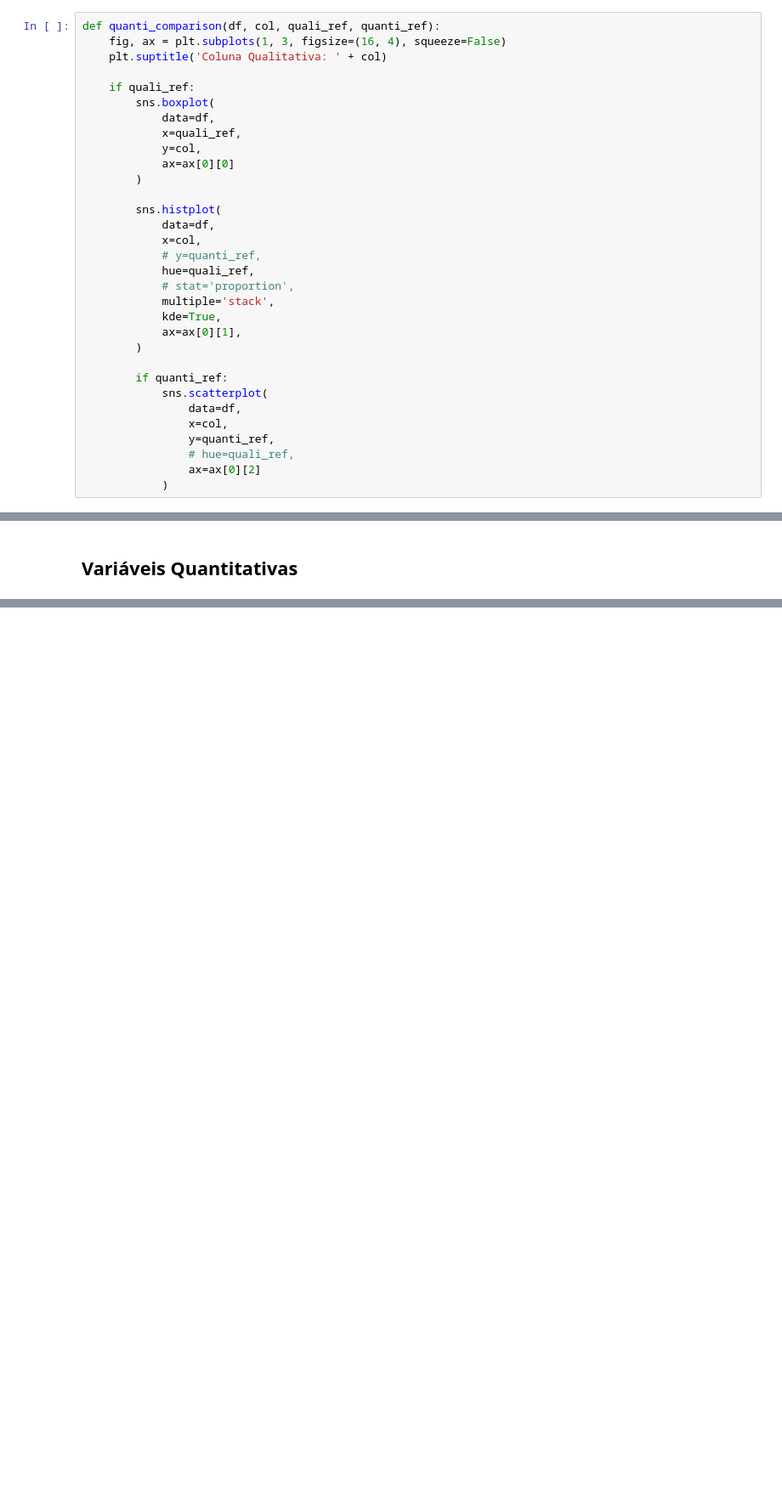
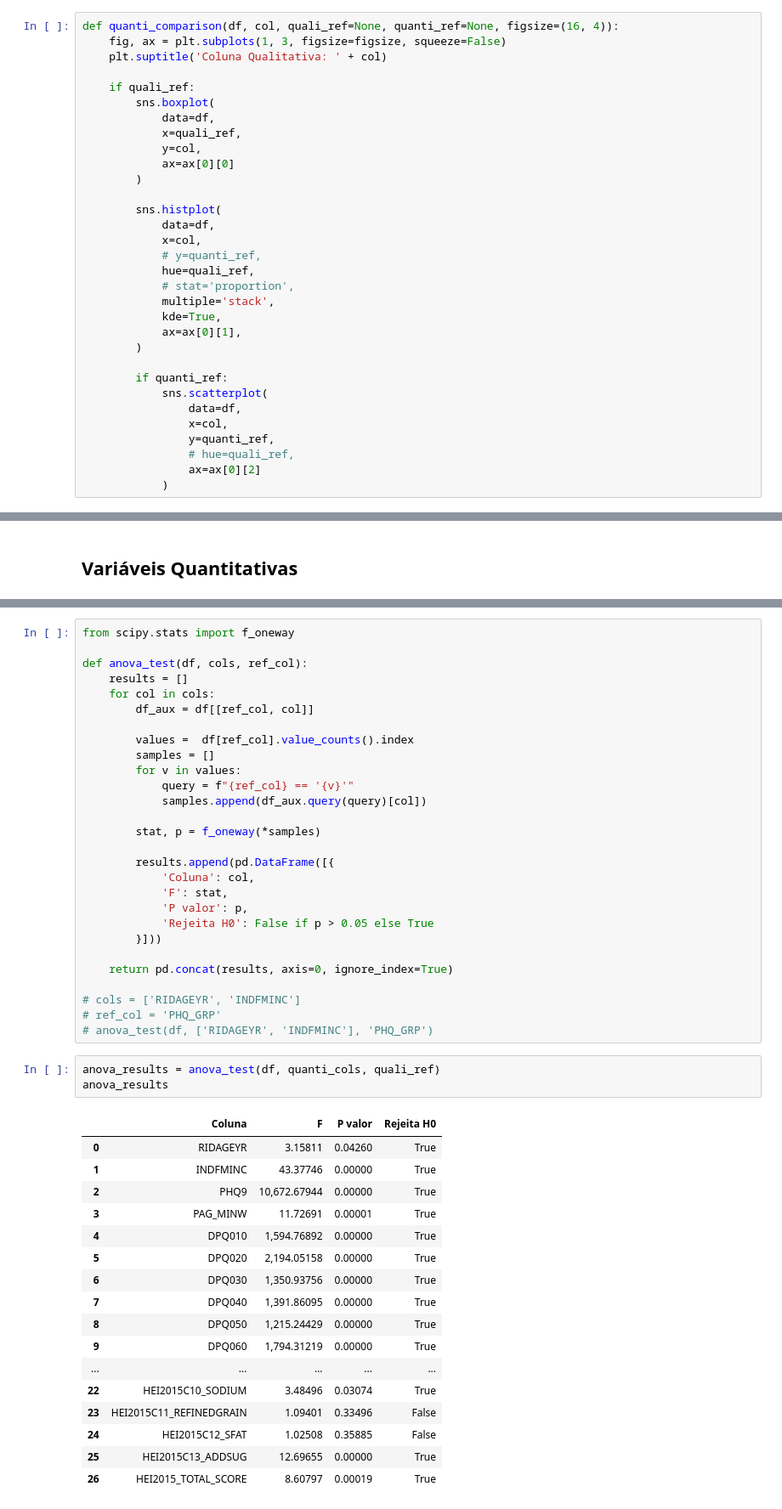
Before and after one commit to thiago-paim/tera-desafio-inferencia, a Jupyter notebook: notebooks/step_3_bivariate_analysis.ipynb, the cells around one changed output, grey strips where cells are left out. Shown at 85% size. Drawn from its saved outputs; the diff is of its cells as text; blank space fills up the shorter version.

```diff
--- a/notebooks/step_3_bivariate_analysis.ipynb
+++ b/notebooks/step_3_bivariate_analysis.ipynb
@@ -138,8 +130,8 @@ def quali_comparison(df, col, quali_ref=None, quanti_ref=None):
 
 # quali_comparison(df, 'RIAGENDR', 'PHQ_GRP', 'PHQ9')
 # %%
-def quanti_comparison(df, col, quali_ref, quanti_ref):
-    fig, ax = plt.subplots(1, 3, figsize=(16, 4), squeeze=False)
+def quanti_comparison(df, col, quali_ref=None, quanti_ref=None, figsize=(16, 4)):
+    fig, ax = plt.subplots(1, 3, figsize=figsize, squeeze=False)
     plt.suptitle('Coluna Qualitativa: ' + col)
 
     if quali_ref:
@@ -269,0 +375,49 @@ for col in quanti_cols:
+# %%
+from scipy.stats import f_oneway
+
+def anova_test(df, cols, ref_col):
+    results = []
+    for col in cols:
+        df_aux = df[[ref_col, col]]
+
+        values =  df[ref_col].value_counts().index
+        samples = []
+        for v in values:
+            query = f"{ref_col} == '{v}'"
+            samples.append(df_aux.query(query)[col])
+
+        stat, p = f_oneway(*samples)
+
+        results.append(pd.DataFrame([{
+            'Coluna': col,
+            'F': stat,
+            'P valor': p,
+            'Rejeita H0': False if p > 0.05 else True
+        }]))
+
+    return pd.concat(results, axis=0, ignore_index=True)
+
+# cols = ['RIDAGEYR', 'INDFMINC']
+# ref_col = 'PHQ_GRP'
+# anova_test(df, ['RIDAGEYR', 'INDFMINC'], 'PHQ_GRP')
+# %%
+anova_results = anova_test(df, quanti_cols, quali_ref)
+anova_results
+# %% [output]
+|  | Coluna | F | P valor | Rejeita H0 |
+| 0 | RIDAGEYR | 3.15811 | 0.04260 | True |
+| 1 | INDFMINC | 43.37746 | 0.00000 | True |
+| 2 | PHQ9 | 10,672.67944 | 0.00000 | True |
+| 3 | PAG_MINW | 11.72691 | 0.00001 | True |
+| 4 | DPQ010 | 1,594.76892 | 0.00000 | True |
+| 5 | DPQ020 | 2,194.05158 | 0.00000 | True |
+| 6 | DPQ030 | 1,350.93756 | 0.00000 | True |
+| 7 | DPQ040 | 1,391.86095 | 0.00000 | True |
+| 8 | DPQ050 | 1,215.24429 | 0.00000 | True |
+| 9 | DPQ060 | 1,794.31219 | 0.00000 | True |
+| ... | ... | ... | ... | ... |
+| 22 | HEI2015C10_SODIUM | 3.48496 | 0.03074 | True |
+| 23 | HEI2015C11_REFINEDGRAIN | 1.09401 | 0.33496 | False |
+| 24 | HEI2015C12_SFAT | 1.02508 | 0.35885 | False |
+| 25 | HEI2015C13_ADDSUG | 12.69655 | 0.00000 | True |
+| 26 | HEI2015_TOTAL_SCORE | 8.60797 | 0.00019 | True |
```
Also changed, not shown: parts of 24 cells of this notebook, 4 other files.
